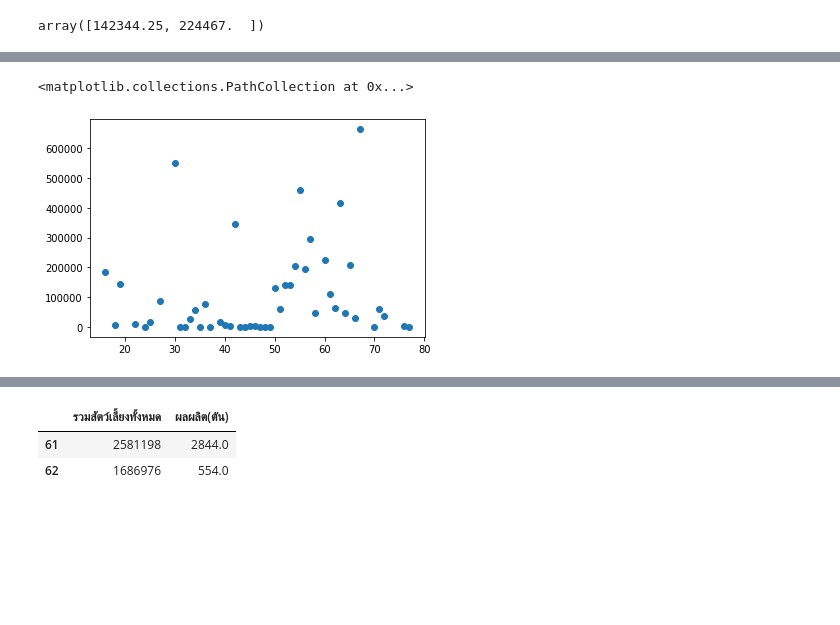
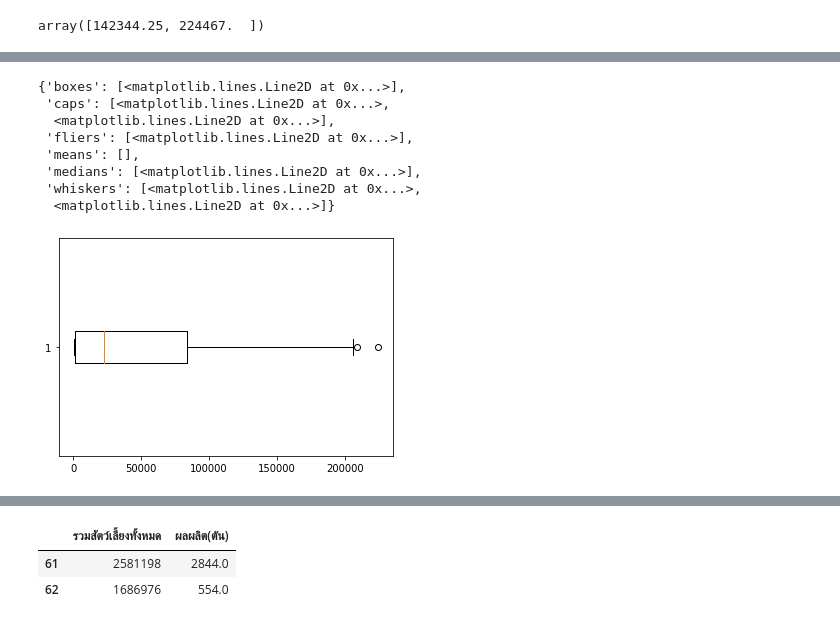
Before and after one commit to tthawatch/DPDM, a Jupyter notebook: Untitled2.ipynb, the cells around one changed output, grey strips where cells are left out. Cells and saved outputs as stored; diff of their text form; code cells hidden in the pictures; blank space fills up the shorter version.

```diff
--- a/Untitled2.ipynb
+++ b/Untitled2.ipynb
@@ -473,0 +460,3 @@ array([  1830.25,   1830.25, 142344.25, 142344.25,   1830.25])
+# %%
+no_outlier_no_missing = new_table[(new_table['ผลผลิต(ตัน)']>=ret['whiskers'][0].get_xdata()[1])]
+no_outlier_no_missing = no_outlier_no_missing[(no_outlier_no_missing['ผลผลิต(ตัน)']<=ret['whiskers'][1].get_xdata()[1])]
@@ -474,5 +483,12 @@ array([  1830.25,   1830.25, 142344.25, 142344.25,   1830.25])
 # %%
-plt.scatter(new_table['รหัสจังหวัด'],merged_table_nm['ผลผลิต(ตัน)'])
+plt.boxplot(no_outlier_no_missing['ผลผลิต(ตัน)'],vert=False)
 # %% [output]
-<matplotlib.collections.PathCollection at 0x...>
+{'boxes': [<matplotlib.lines.Line2D at 0x...>],
+ 'caps': [<matplotlib.lines.Line2D at 0x...>,
+  <matplotlib.lines.Line2D at 0x...>],
+ 'fliers': [<matplotlib.lines.Line2D at 0x...>],
+ 'means': [],
+ 'medians': [<matplotlib.lines.Line2D at 0x...>],
+ 'whiskers': [<matplotlib.lines.Line2D at 0x...>,
+  <matplotlib.lines.Line2D at 0x...>]}
-[figure, old version]
+[figure, new version]
```
Also changed, not shown: parts of 38 cells of this notebook.
